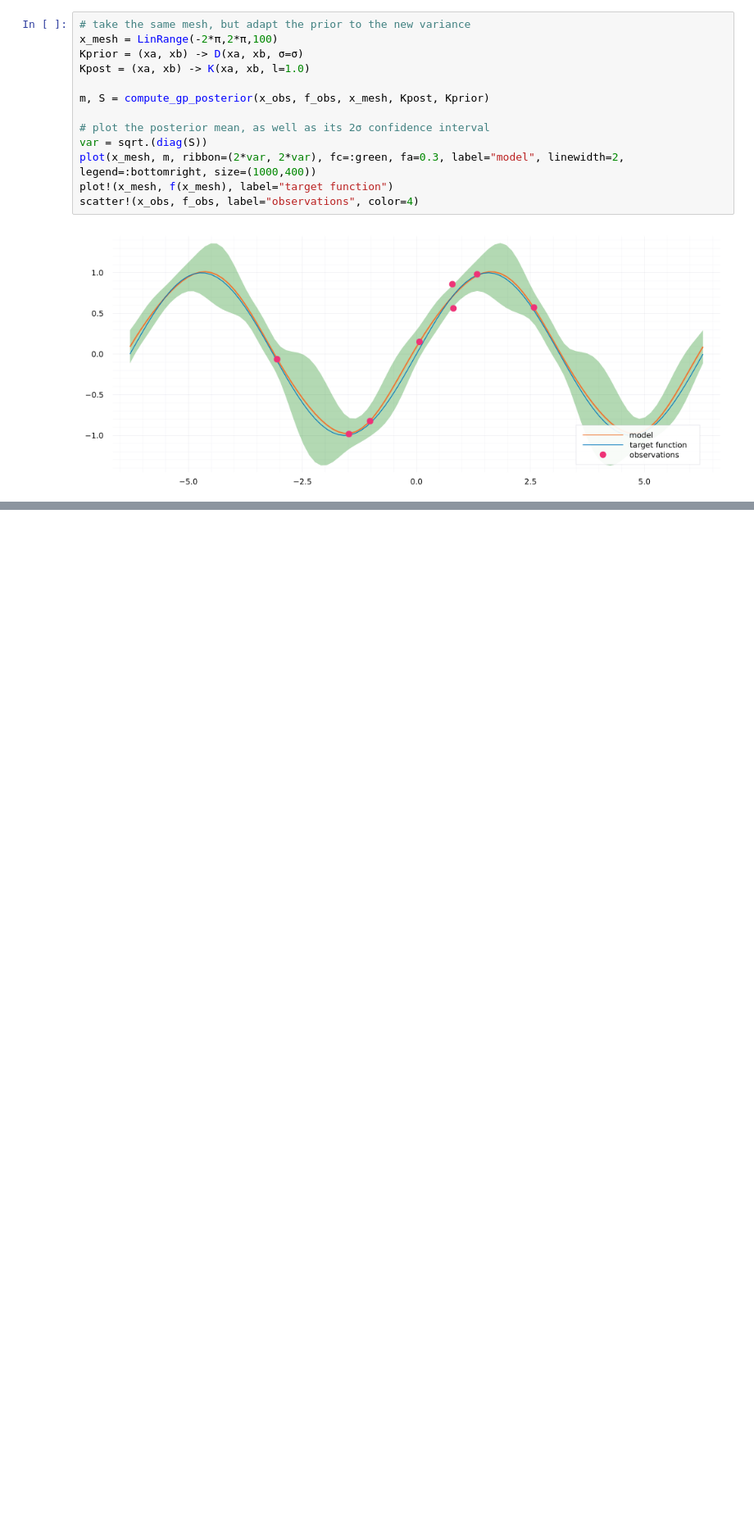
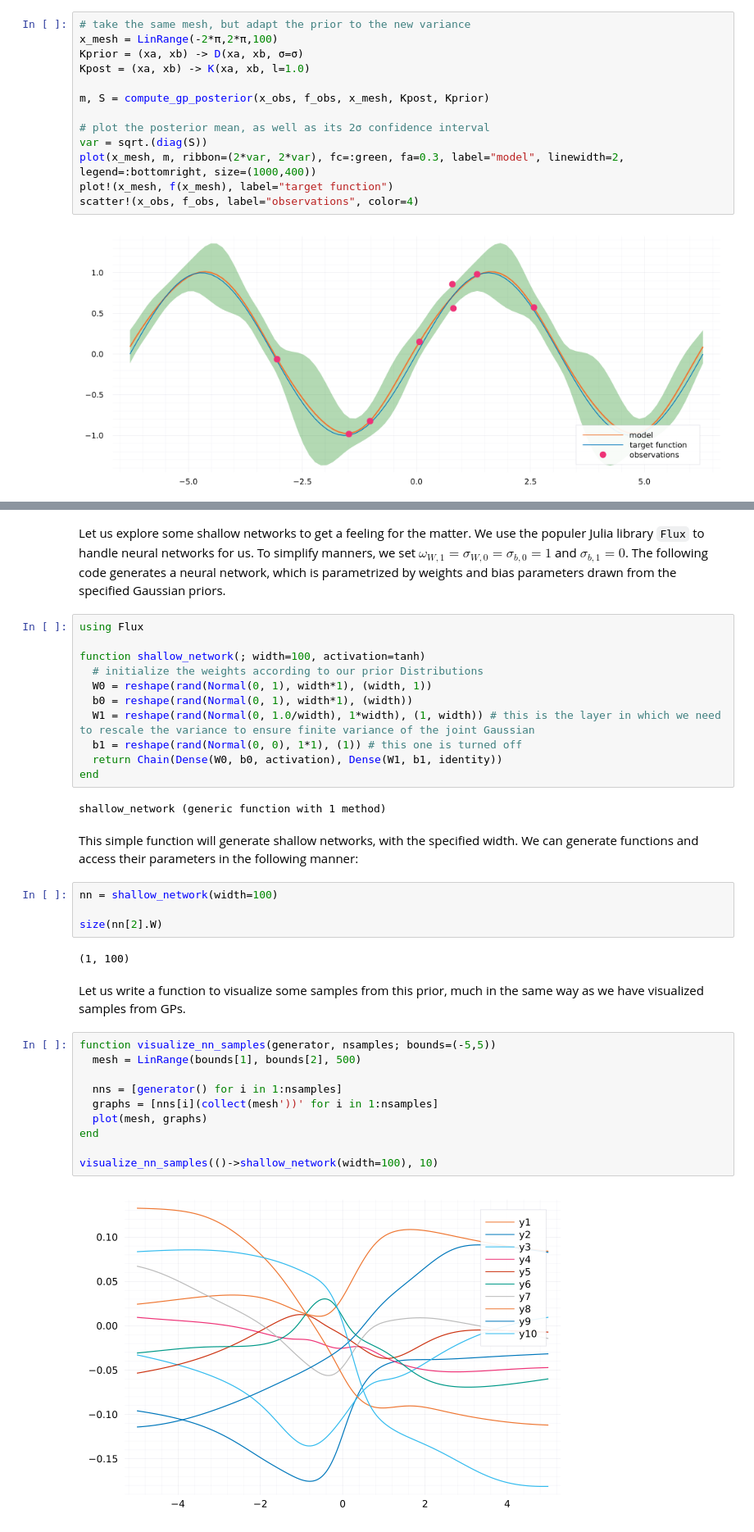
Before and after one commit to bonevbs/ml_notebooks, a Jupyter notebook: gaussian_processes.ipynb, the cells around one changed output, grey strips where cells are left out. Shown at 82% size. Cells and saved outputs as stored; diff of their text form; blank space fills up the shorter version.

```diff
--- a/gaussian_processes.ipynb
+++ b/gaussian_processes.ipynb
@@ -539,0 +595,37 @@ scatter!(x_obs, f_obs, label="observations", color=4)
+# %% [markdown]
+Let us explore some shallow networks to get a feeling for the matter. We use the populer Julia library `Flux` to handle neural networks for us. To simplify manners, we set $\omega_{W,1}  = \sigma_{W,0} = \sigma_{b,0} = 1$ and $\sigma_{b,1} = 0$. The following code generates a neural network, which is parametrized by weights and bias parameters drawn from the specified Gaussian priors.
+# %%
+using Flux
+
+function shallow_network(; width=100, activation=tanh)
+  # initialize the weights according to our prior Distributions
+  W0 = reshape(rand(Normal(0, 1), width*1), (width, 1))
+  b0 = reshape(rand(Normal(0, 1), width*1), (width))
+  W1 = reshape(rand(Normal(0, 1.0/width), 1*width), (1, width)) # this is the layer in which we need to rescale the variance to ensure finite variance of the joint Gaussian
+  b1 = reshape(rand(Normal(0, 0), 1*1), (1)) # this one is turned off
+  return Chain(Dense(W0, b0, activation), Dense(W1, b1, identity))
+end
+# %% [output]
+shallow_network (generic function with 1 method)
+# %% [markdown]
+This simple function will generate shallow networks, with the specified width. We can generate functions and access their parameters in the following manner:
+# %%
+nn = shallow_network(width=100)
+
+size(nn[2].W)
+# %% [output]
+(1, 100)
+# %% [markdown]
+Let us write a function to visualize some samples from this prior, much in the same way as we have visualized samples from GPs.
+# %%
+function visualize_nn_samples(generator, nsamples; bounds=(-5,5))
+  mesh = LinRange(bounds[1], bounds[2], 500)
+
+  nns = [generator() for i in 1:nsamples]
+  graphs = [nns[i](collect(mesh'))' for i in 1:nsamples]
+  plot(mesh, graphs)
+end
+
+visualize_nn_samples(()->shallow_network(width=100), 10)
+# %% [output]
+[figure, added]
```
Also changed, not shown: parts of 13 cells of this notebook.
